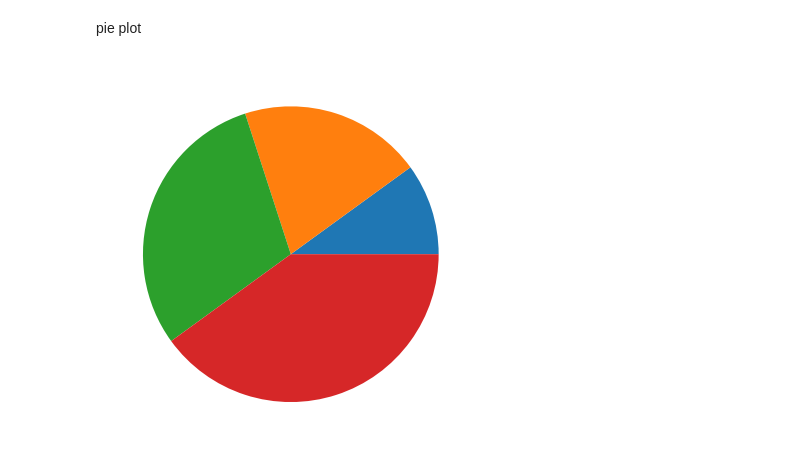
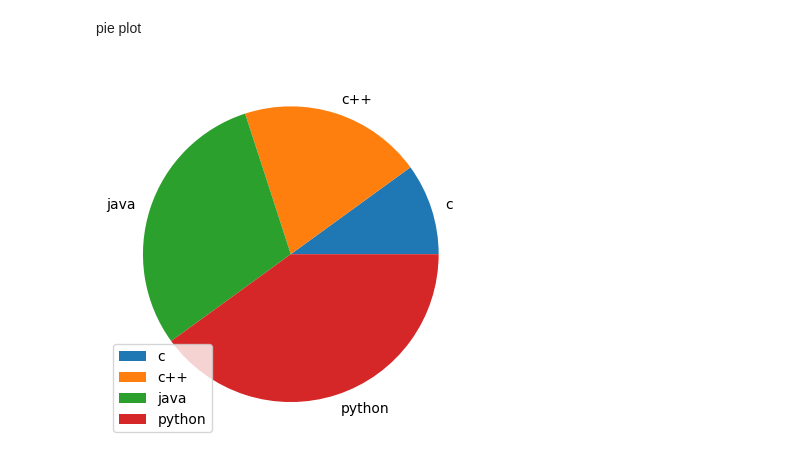
Before and after one commit to RBH2004/matplotlib, a Jupyter notebook: fifthl.ipynb, the cells around one changed output. Saved outputs shown, nothing was run; the diff lists cells and outputs as text; code cells hidden in the pictures.

```diff
--- a/fifthl.ipynb
+++ b/fifthl.ipynb
@@ -3,10 +3,13 @@ pie plot
 # %%
 import matplotlib.pyplot as plt
 x=[10,20,30,40]
 y=['c','c++','java','python']
 
-plt.pie(x)
+ex=[0.4,0.0,0.0,0.0]
 
-plt.show()
+plt.pie(x,labels=y)
+plt.legend()
+
+plt.show( )
 # %% [output]
-[figure, old version]
+[figure, new version]
```
Also changed, not shown: parts of 2 cells of this notebook.
